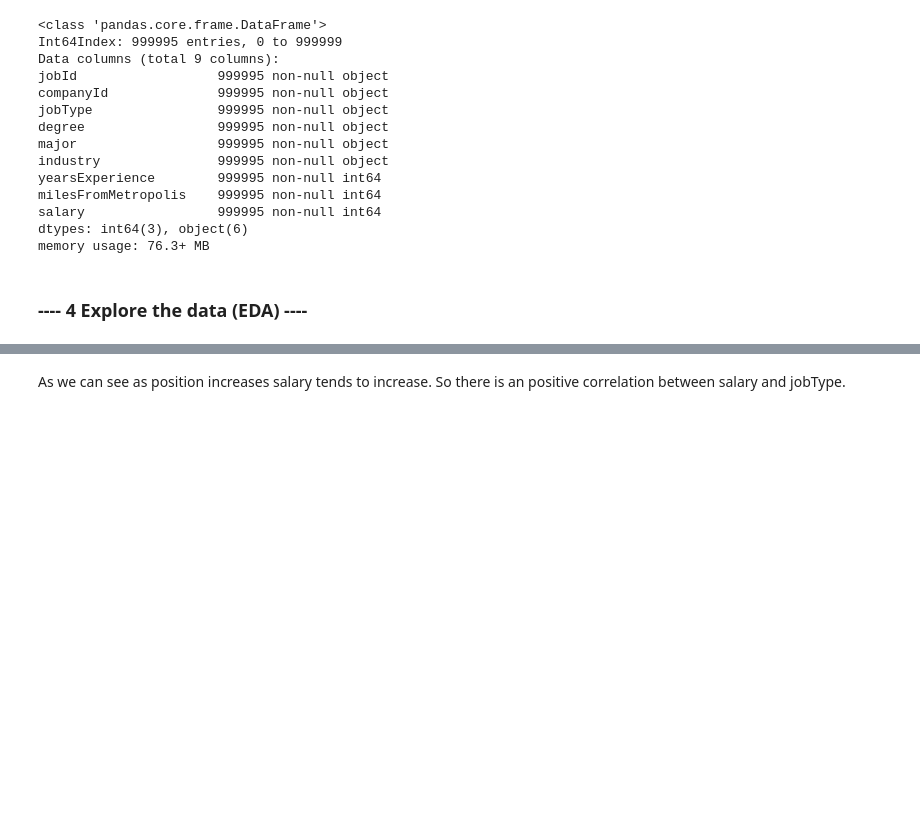
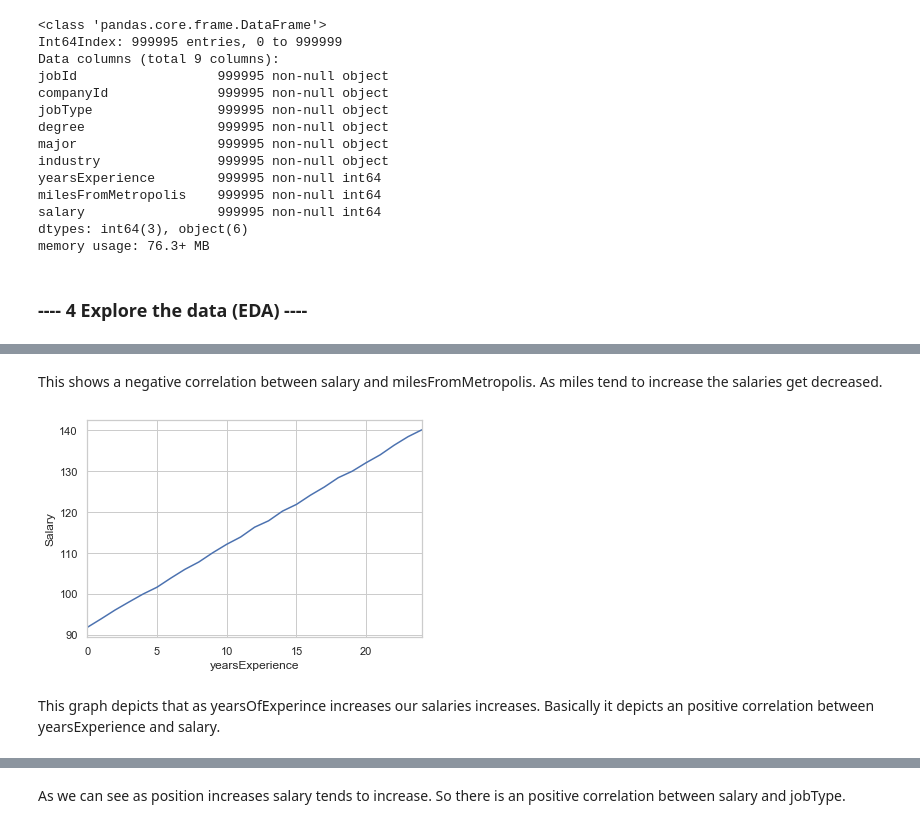
Before and after one commit to nikhilgharge4591/salaryPredictionPortfolio, a Jupyter notebook: Salary Prediction Project.ipynb, the cells around one changed output, grey strips where cells are left out. Saved outputs shown, nothing was run; the diff lists cells and outputs as text; code cells hidden in the pictures; blank space fills up the shorter version.

```diff
--- a/Salary Prediction Project.ipynb
+++ b/Salary Prediction Project.ipynb
@@ -244,0 +202,10 @@ plot_feature(salaryPred_Train_data, 'jobType')
+# %% [markdown]
+This shows a negative correlation between salary and milesFromMetropolis.
+As miles tend to increase the salaries get decreased.
+# %%
+build_plot("yearsExperience")
+# %% [output]
+[figure, added]
+# %% [markdown]
+This graph depicts that as yearsOfExperince increases our salaries increases.
+Basically it depicts an positive correlation between yearsExperience and salary.
```
Also changed, not shown: parts of 42 cells of this notebook.
